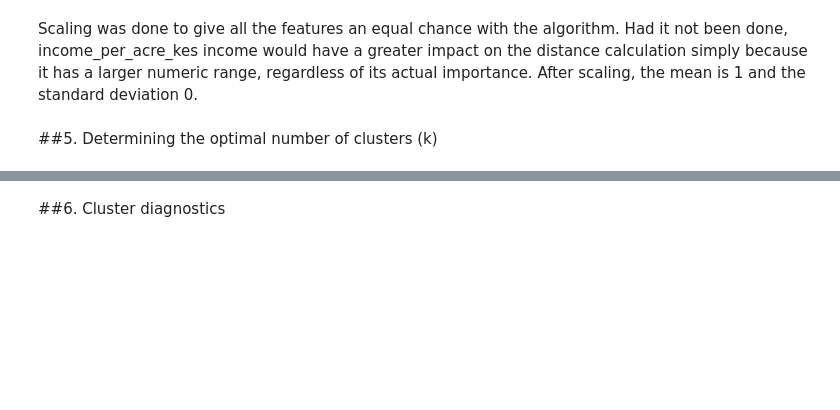
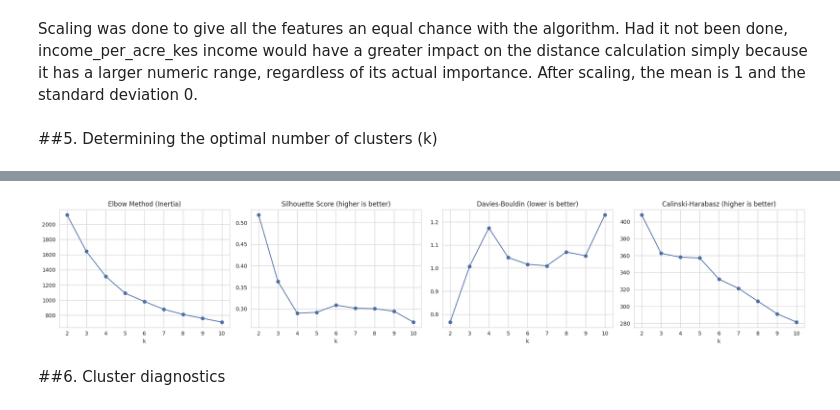
Before and after one commit to tanuiivy/bbt4106-202604-D4-clustering, a Jupyter notebook: lab_submission/bbt4106_202604_D4_clustering.ipynb, the cells around one changed output, grey strips where cells are left out. Drawn from its saved outputs; the diff is of its cells as text; code cells hidden in the pictures; blank space fills up the shorter version.

Commit message:
Determining k and cluster diagnostics

```diff
--- a/lab_submission/bbt4106_202604_D4_clustering.ipynb
+++ b/lab_submission/bbt4106_202604_D4_clustering.ipynb
@@ -465,3 +465,24 @@ After scaling:
 Scaling was done to give all the features an equal chance with the algorithm. Had it not been done, income_per_acre_kes income would have a greater impact on the distance calculation simply because  it has a larger numeric range, regardless of its actual importance. After scaling, the mean is 1 and the standard deviation 0.
 # %% [markdown]
 ##5. Determining the optimal number of clusters (k)
+# %%
+from sklearn.cluster import KMeans
+from sklearn.metrics import silhouette_score, davies_bouldin_score, calinski_harabasz_score
+
+RANDOM_STATE = 42
+k_range = range(2, 11)
+k_selection_rows = []
+
+for k in k_range:
+    km = KMeans(n_clusters=k, random_state=RANDOM_STATE, n_init=10)
+    labels = km.fit_predict(numeric_cols_scaled)
+    k_selection_rows.append({
+        'k': k,
+        'inertia': km.inertia_,
+        'silhouette': silhouette_score(numeric_cols_scaled, labels),
+        'davies_bouldin': davies_bouldin_score(numeric_cols_scaled, labels),
+        'calinski_harabasz': calinski_harabasz_score(numeric_cols_scaled, labels),
+    })
+
+k_selection_df = pd.DataFrame(k_selection_rows)
+k_selection_df.round(4)
@@ -468,2 +502,18 @@ Scaling was done to give all the features an equal chance with the algorithm. Ha
+# %%
+fig, axes = plt.subplots(1, 4, figsize=(20, 4))
+axes[0].plot(k_selection_df['k'], k_selection_df['inertia'], marker='o', color='#4F6EA4')
+axes[0].set_title('Elbow Method (Inertia)')
+axes[1].plot(k_selection_df['k'], k_selection_df['silhouette'], marker='o', color='#4F6EA4')
+axes[1].set_title('Silhouette Score (higher is better)')
+axes[2].plot(k_selection_df['k'], k_selection_df['davies_bouldin'], marker='o', color='#4F6EA4')
+axes[2].set_title('Davies-Bouldin (lower is better)')
+axes[3].plot(k_selection_df['k'], k_selection_df['calinski_harabasz'], marker='o', color='#4F6EA4')
+axes[3].set_title('Calinski-Harabasz (higher is better)')
+for ax in axes:
+    ax.set_xlabel('k')
+plt.tight_layout()
+plt.show()
+# %% [output]
+[figure, added]
 # %% [markdown]
 ##6. Cluster diagnostics
```
Also changed, not shown: parts of 9 cells of this notebook.
